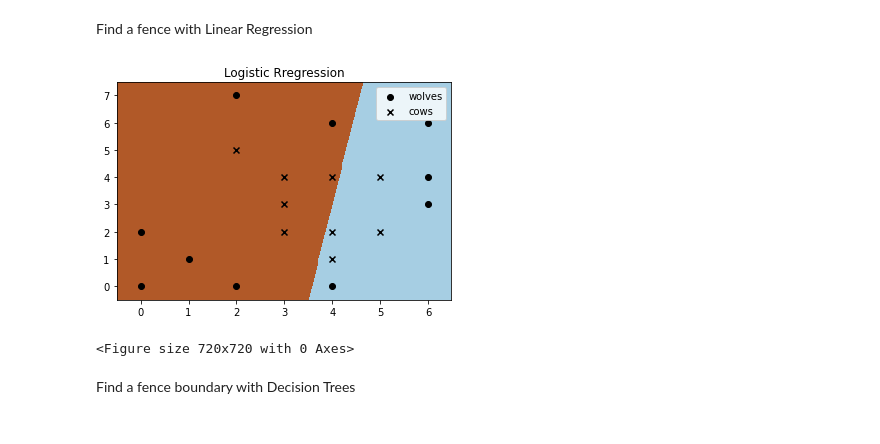
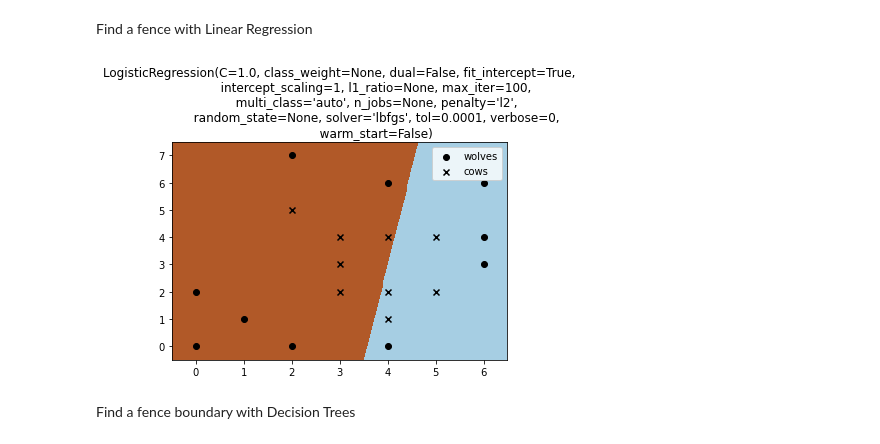
Before and after one commit to cagBRT/Machine-Learning, a Jupyter notebook: wolvesAndCows.ipynb, the cells around one changed output. Cells and saved outputs as stored; diff of their text form; code cells hidden in the pictures.

```diff
--- a/wolvesAndCows.ipynb
+++ b/wolvesAndCows.ipynb
@@ -74,3 +83,10 @@ data = [row.split('\t') for row in data.strip().split('\n')]
 # %% [markdown]
 Prepare the data for ML
+# %%
+animals = []
+for y, row in enumerate(data):
+    for x, item in enumerate(row):
+        # x's are cows, o's are wolves
+        if item in ['o', 'x']:
+            animals.append([x, y, item])
 # %%
@@ -109,13 +126,11 @@ Find a fence with Linear Regression
 # %%
 clf = linear_model.LogisticRegression()
 clf.fit(df[train_cols], df.animal_type)
-plot_results_with_hyperplane(clf, "Logistic Rregression", df, 1)
-#plt_nmbr += 1
-pl.figure(figsize=[10,10])
+plot_results_with_hyperplane(clf, clf, df, plt_nmbr)
+plt_nmbr += 1
 pl.show()
 # %% [output]
-[figure, old version]
+[figure, new version]
-<Figure size 720x720 with 0 Axes>
 # %% [markdown]
 Find a fence boundary with Decision Trees
 # %%
```
Also changed, not shown: parts of 4 cells of this notebook.
